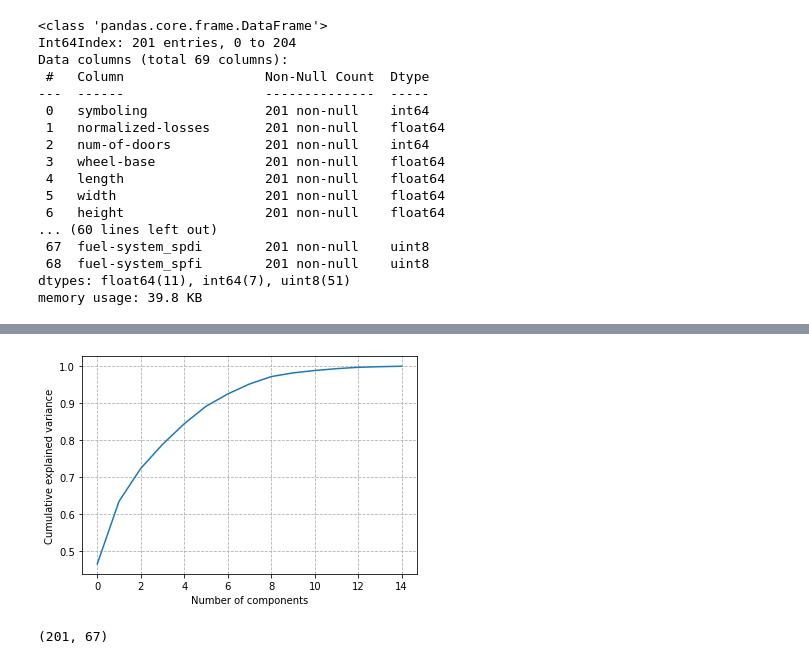
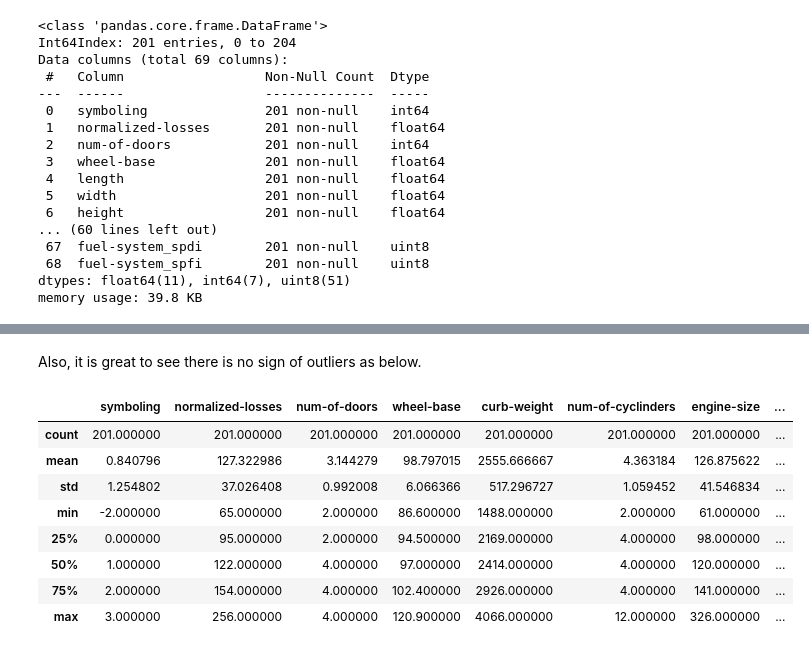
Before and after one commit to kseonghwan89/Automobile.sunghwan, a Jupyter notebook: Automobile.ipynb, the cells around one changed output, grey strips where cells are left out. Saved outputs shown, nothing was run; the diff lists cells and outputs as text; code cells hidden in the pictures.

```diff
--- a/Automobile.ipynb
+++ b/Automobile.ipynb
@@ -457,9 +506,0 @@ std_trs = sc.fit_transform(X)
-# %%
-from sklearn.decomposition import PCA
-pca1 = PCA().fit(std_trs)
-plt.plot(np.cumsum(pca1.explained_variance_ratio_))
-plt.xlabel('Number of components')
-plt.ylabel('Cumulative explained variance')
-plt.grid(True, linestyle = "--")
-# %% [output]
-[figure, removed]
@@ -471,4 +507,14 @@ df_pca = pd.DataFrame(x_pca)
+# %% [markdown]
+Also, it is great to see there is no sign of outliers as below.
 # %%
-data.shape
+data.describe()
 # %% [output]
-(201, 67)
+|  | symboling | normalized-losses | num-of-doors | wheel-base | curb-weight | num-of-cyclinders | engine-size | ... |
+| count | 201.000000 | 201.000000 | 201.000000 | 201.000000 | 201.000000 | 201.000000 | 201.000000 | ... |
+| mean | 0.840796 | 127.322986 | 3.144279 | 98.797015 | 2555.666667 | 4.363184 | 126.875622 | ... |
+| std | 1.254802 | 37.026408 | 0.992008 | 6.066366 | 517.296727 | 1.059452 | 41.546834 | ... |
+| min | -2.000000 | 65.000000 | 2.000000 | 86.600000 | 1488.000000 | 2.000000 | 61.000000 | ... |
+| 25% | 0.000000 | 95.000000 | 2.000000 | 94.500000 | 2169.000000 | 4.000000 | 98.000000 | ... |
+| 50% | 1.000000 | 122.000000 | 4.000000 | 97.000000 | 2414.000000 | 4.000000 | 120.000000 | ... |
+| 75% | 2.000000 | 154.000000 | 4.000000 | 102.400000 | 2926.000000 | 4.000000 | 141.000000 | ... |
+| max | 3.000000 | 256.000000 | 4.000000 | 120.900000 | 4066.000000 | 12.000000 | 326.000000 | ... |
```
Also changed, not shown: parts of 108 cells of this notebook.
